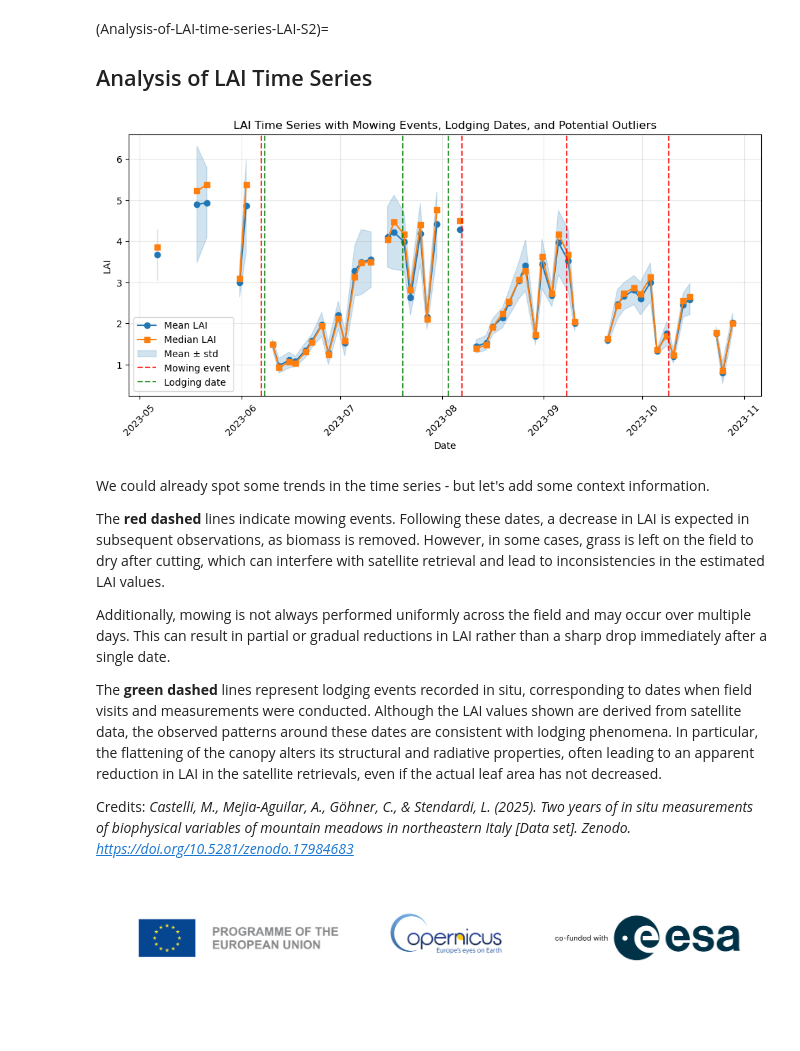
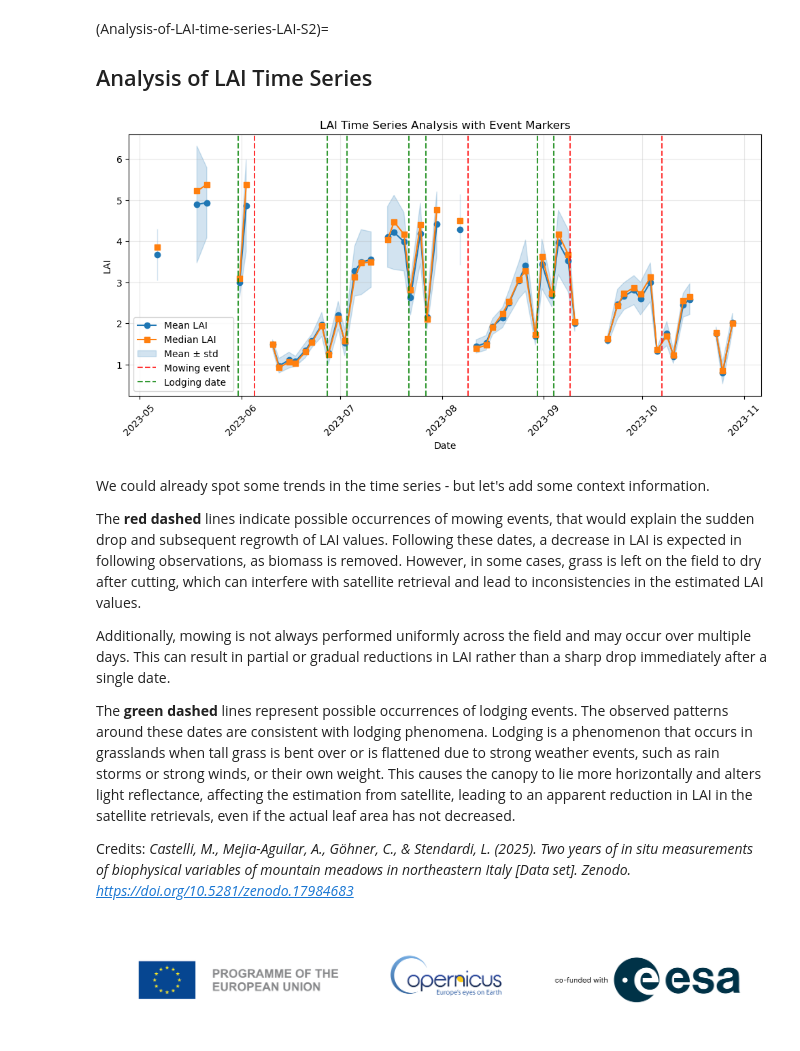
Before and after one commit to EOPF-Sample-Service/eopf-sample-notebooks, a Jupyter notebook: notebooks/Sentinel-2/SL2P_LAI_retrieval.ipynb, the cells around one changed output. Saved outputs shown, nothing was run; the diff lists cells and outputs as text; code cells hidden in the pictures; blank space fills up the shorter version.

```diff
--- a/notebooks/Sentinel-2/SL2P_LAI_retrieval.ipynb
+++ b/notebooks/Sentinel-2/SL2P_LAI_retrieval.ipynb
@@ -539,8 +621,11 @@ upper = plot_df["mean_lai"] + plot_df["std_lai"]
 year = plot_df["time"].dt.year.mode().iat[0]
 
 events = {
-    "Mowing event": (["06-07", "08-07", "09-08", "10-09"], "red"),
-    "Lodging date": (["06-08", "07-20", "08-03"], "green"),
+    "Mowing event": (["06-05", "08-09", "09-09", "10-07"], "red"),
+    "Lodging date": (
+        ["05-31", "06-27", "07-03", "07-22", "07-27", "08-30", "09-04"],
+        "green",
+    ),
 }
 
 prev_lai = valid_df["mean_lai"].shift(1)
@@ -560,57 +645,44 @@ ax.plot(
     plot_df["time"], plot_df["mean_lai"], marker="o", color="tab:blue", label="Mean LAI"
 )
 ax.plot(
     plot_df["time"],
     plot_df["median_lai"],
     marker="s",
     color="tab:orange",
     label="Median LAI",
 )
 ax.fill_between(
     plot_df["time"], lower, upper, alpha=0.2, color="tab:blue", label="Mean ± std"
 )
 
 for label, (dates, color) in events.items():
     for i, date in enumerate(pd.to_datetime([f"{year}-{d}" for d in dates])):
         ax.axvline(
             date,
             color=color,
             linestyle="--",
             linewidth=1.5,
             alpha=0.8,
             label=label if i == 0 else None,
         )
-"""
-if not potential_outliers.empty:
-    ax.scatter(
-        potential_outliers["time"],
-        potential_outliers["mean_lai"],
-        s=180,
-        facecolors="none",
-        edgecolors="black",
-        linewidths=2,
-        label="Potential lodging-related drop",
-    )
-"""
-ax.set_title(
-    "LAI Time Series with Mowing Events, Lodging Dates, and Potential Outliers"
-)
+
+ax.set_title("LAI Time Series Analysis with Event Markers")
 ax.set_xlabel("Date")
 ax.set_ylabel("LAI")
 ax.grid(True, alpha=0.3)
 ax.legend()
 ax.tick_params(axis="x", rotation=45)
 plt.show()
 # %% [output]
-[figure, old version]
+[figure, new version]
 # %% [markdown]
 We could already spot some trends in the time series - but let's add some context information.
 
-The **red dashed** lines indicate mowing events. Following these dates, a decrease in LAI is expected in subsequent observations, as biomass is removed. However, in some cases, grass is left on the field to dry after cutting, which can interfere with satellite retrieval and lead to inconsistencies in the estimated LAI values.
+The **red dashed** lines indicate possible occurrences of mowing events, that would explain the sudden drop and subsequent regrowth of LAI values. Following these dates, a decrease in LAI is expected in following observations, as biomass is removed. However, in some cases, grass is left on the field to dry after cutting, which can interfere with satellite retrieval and lead to inconsistencies in the estimated LAI values.
 
 Additionally, mowing is not always performed uniformly across the field and may occur over multiple days. This can result in partial or gradual reductions in LAI rather than a sharp drop immediately after a single date.
 
-The **green dashed** lines represent lodging events recorded in situ, corresponding to dates when field visits and measurements were conducted. Although the LAI values shown are derived from satellite data, the observed patterns around these dates are consistent with lodging phenomena. In particular, the flattening of the canopy alters its structural and radiative properties, often leading to an apparent reduction in LAI in the satellite retrievals, even if the actual leaf area has not decreased.
+The **green dashed** lines represent possible occurrences of lodging events. The observed patterns around these dates are consistent with lodging phenomena. Lodging is a phenomenon that occurs in grasslands when tall grass is bent over or is flattened due to strong weather events, such as rain storms or strong winds, or their own weight. This causes the canopy to lie more horizontally and alters light reflectance, affecting the estimation from satellite, leading to an apparent reduction in LAI in the satellite retrievals, even if the actual leaf area has not decreased.
 
 Credits: _Castelli, M., Mejia-Aguilar, A., Göhner, C., & Stendardi, L. (2025). Two years of in situ measurements of biophysical variables of mountain meadows in northeastern Italy [Data set]. Zenodo.  https://doi.org/10.5281/zenodo.17984683_
 # %% [markdown]
```
Also changed, not shown: parts of 6 cells of this notebook.
